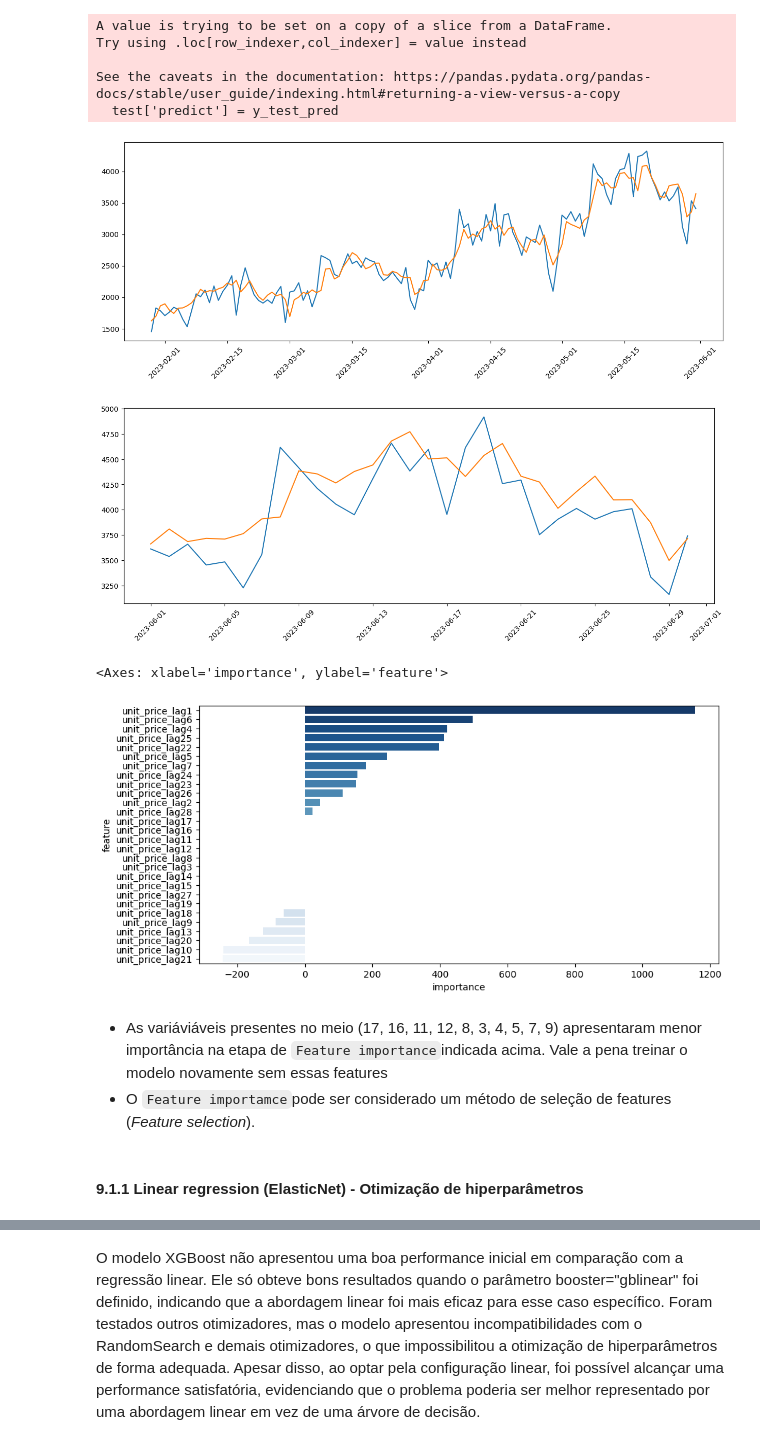
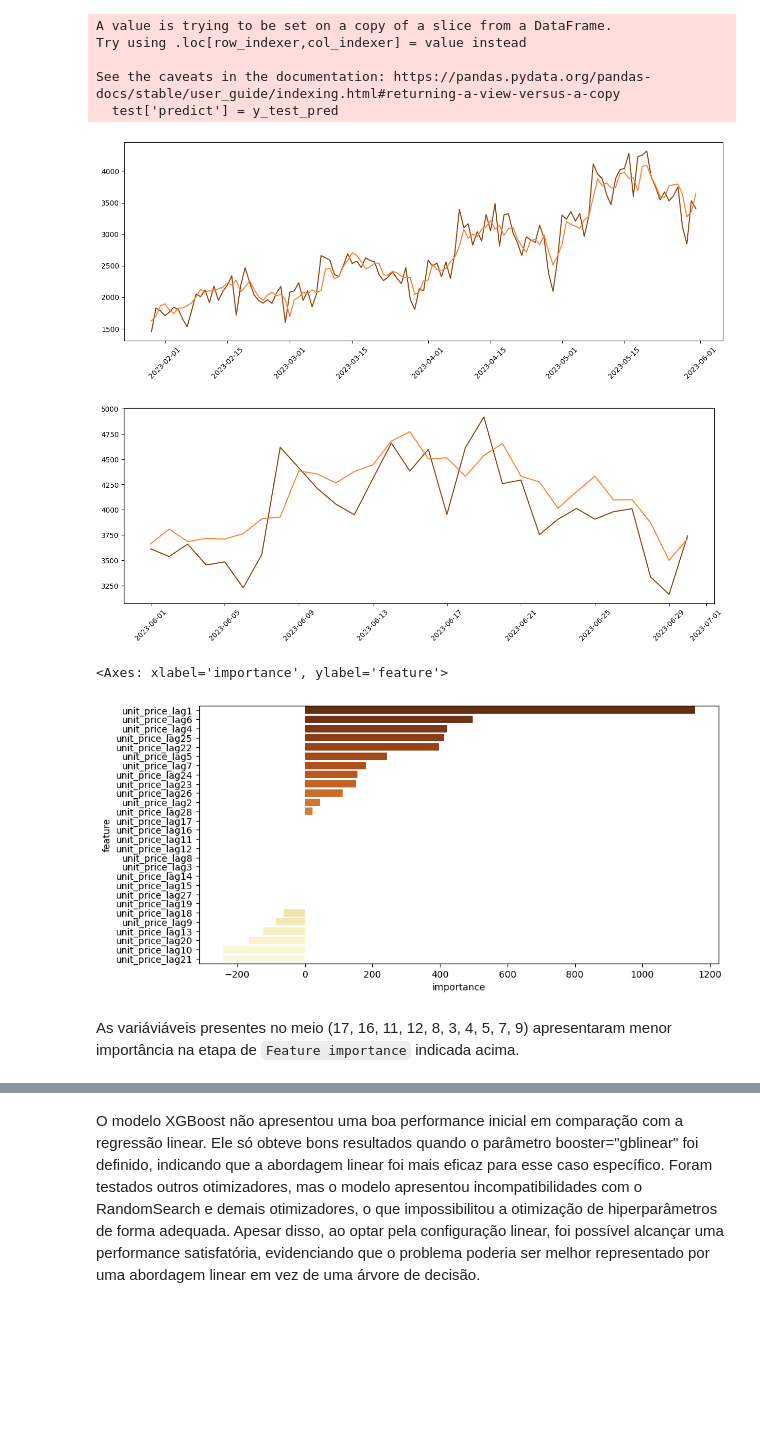
Before and after one commit to deborabmfreitas/coffee-shop-sales-prediction, a Jupyter notebook: coffee-shop-sales-prediction.ipynb, the cells around one changed output, grey strips where cells are left out. Drawn from its saved outputs; the diff is of its cells as text; code cells hidden in the pictures; blank space fills up the shorter version.

```diff
--- a/coffee-shop-sales-prediction.ipynb
+++ b/coffee-shop-sales-prediction.ipynb
@@ -532,20 +559,20 @@ See the caveats in the documentation: https://pandas.pydata.org/pandas-docs/stab
   test['predict'] = y_test_pred
 # %%
 plt.figure(figsize=(15,5))
-plt.plot(train['transaction_date'], train['unit_price'])
-plt.plot(train['transaction_date'], train['predict'])
+plt.plot(train['transaction_date'], train['unit_price'],color=c1)
+plt.plot(train['transaction_date'], train['predict'],color=c4)
 plt.xticks(rotation=45)
 plt.show()
 # %% [output]
-[figure, old version]
+[figure, new version]
 # %%
 plt.figure(figsize=(15,5))
-plt.plot(test['transaction_date'], test['unit_price'])
-plt.plot(test['transaction_date'], test['predict'])
+plt.plot(test['transaction_date'], test['unit_price'], color=c1)
+plt.plot(test['transaction_date'], test['predict'],color=c4)
 plt.xticks(rotation=45)
 plt.show()
 # %% [output]
-[figure, old version]
+[figure, new version]
 # %%
 # Feature importance
 
@@ -557,12 +584,9 @@ for i in zip(X_train_transformed_df.columns, lr.coef_):
 df_feature_importance = pd.DataFrame(feature_importance, columns=['feature', 'importance']).sort_values('importance', ascending=False)
 # %%
 plt.figure(figsize=(10, 5))
-sns.barplot(x="importance", y="feature", data=df_feature_importance, palette="Blues_r")
+sns.barplot(x="importance", y="feature", data=df_feature_importance, palette=c2)
 # %% [output]
 <Axes: xlabel='importance', ylabel='feature'>
-[figure, old version]
+[figure, new version]
 # %% [markdown]
-* As variáviáveis presentes no meio (17, 16, 11, 12, 8, 3, 4, 5, 7, 9) apresentaram menor importância na etapa de `Feature importance`indicada acima. Vale a pena treinar o modelo novamente sem essas features
-* O `Feature importamce`pode ser considerado um método de seleção de features (_Feature selection_).
+As variáviáveis presentes no meio (17, 16, 11, 12, 8, 3, 4, 5, 7, 9) apresentaram menor importância na etapa de `Feature importance` indicada acima.
-# %% [markdown]
-#### 9.1.1 Linear regression (ElasticNet) - Otimização de hiperparâmetros
```
Also changed, not shown: parts of 68 cells of this notebook.
